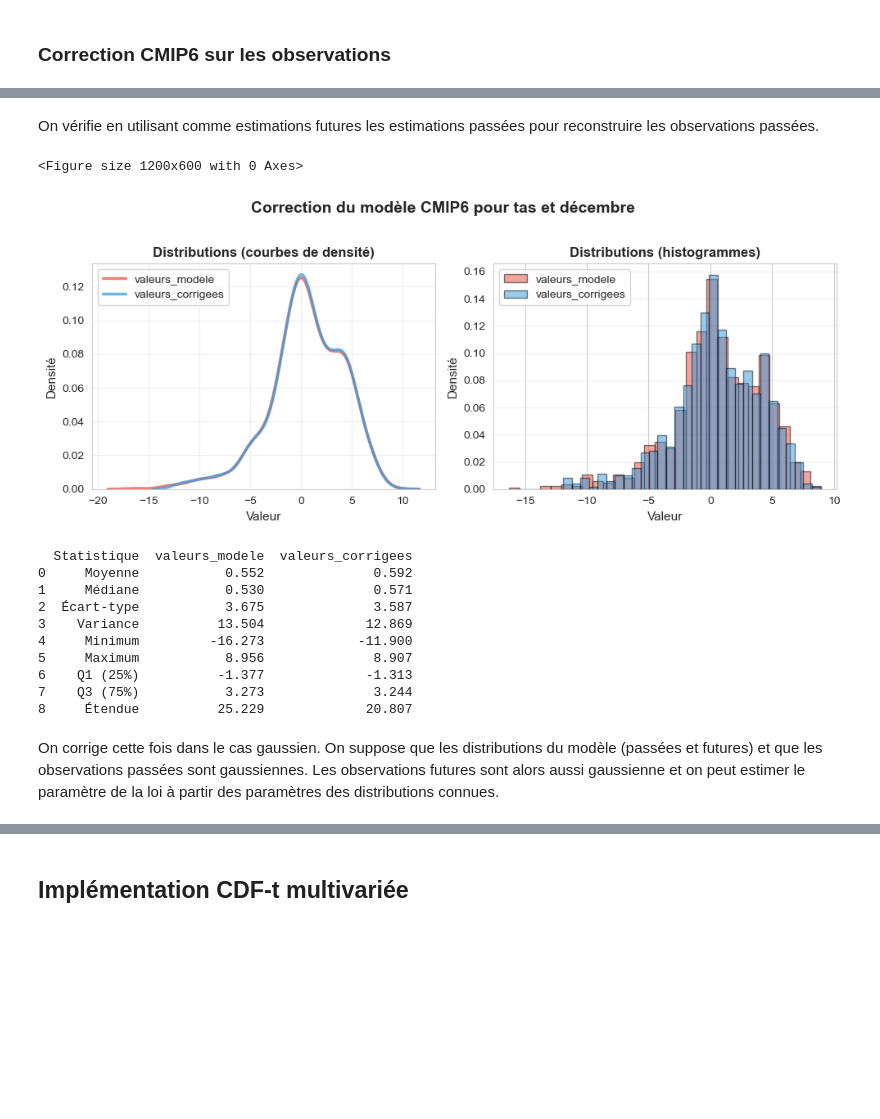
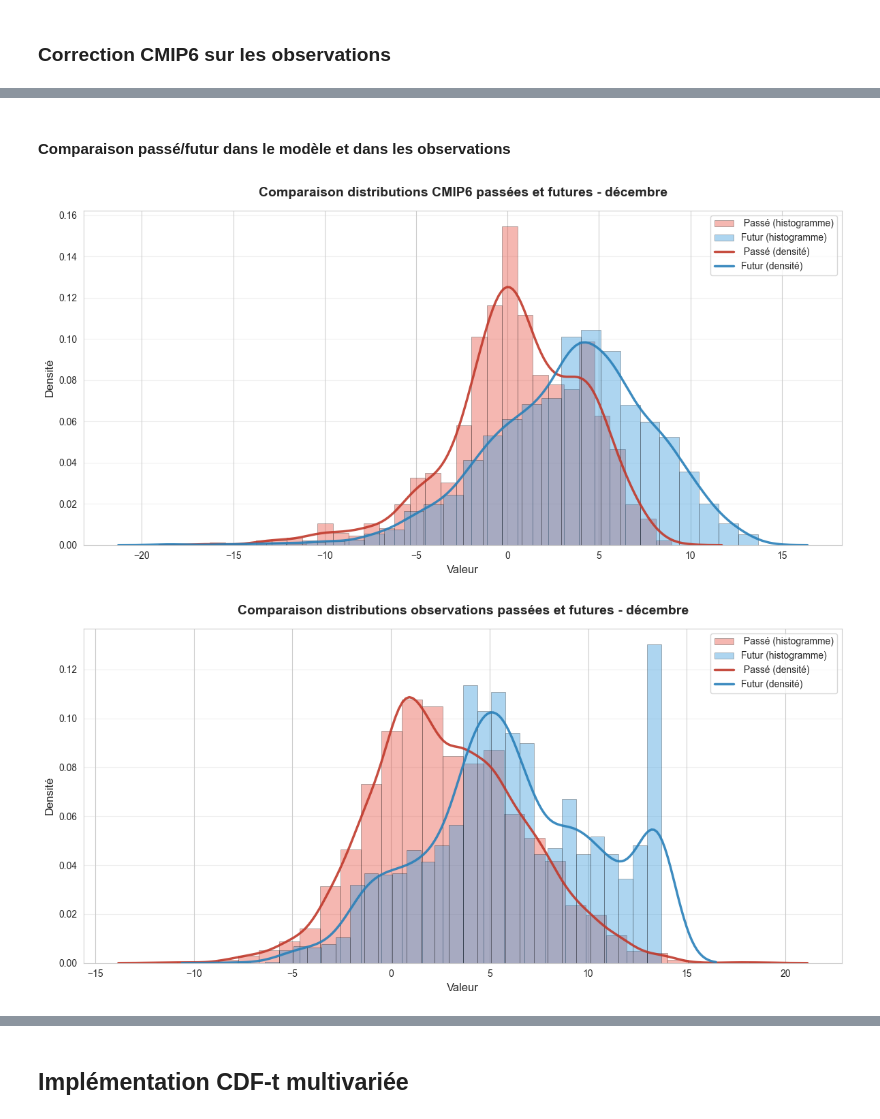
Before and after one commit to tristanczz/statapp_edf_25, a Jupyter notebook: CDF-t.ipynb, the cells around one changed output, grey strips where cells are left out. Drawn from its saved outputs; the diff is of its cells as text; code cells hidden in the pictures; blank space fills up the shorter version.

```diff
--- a/CDF-t.ipynb
+++ b/CDF-t.ipynb
@@ -72,29 +48,14 @@ for i in range (1,13): #on itère sur tous les mois
-# %% [markdown]
-On vérifie en utilisant comme estimations futures les estimations passées pour reconstruire les observations passées.
-# %%
-#Sélection mois et variable
-CMIP6_hist = csv_to_pd_univ("data/CMIP6_historical.csv", 12, "tas", years = (1982,2014))
-CMIP6_futur = csv_to_pd_univ("data/CMIP6_historical.csv", 12, "tas", years= (1982,2014))
-obs_hist = csv_to_pd_univ("data/obs.csv", i, "tas", years= (1982,2014))
-
-#Correction des valeurs futures du modèle par CDF-t
-resultat = cdf_t_univ(CMIP6_hist,obs_hist,CMIP6_futur)
-
-#Représentation graphique
-plot_distributions_univ(resultat,"CMIP6", 12, "tas")
-print(comparer_distributions(resultat))
-# %% [output]
-<Figure size 1200x600 with 0 Axes>
-[figure, removed]
-  Statistique  valeurs_modele  valeurs_corrigees
-0     Moyenne           0.552              0.592
-1     Médiane           0.530              0.571
-2  Écart-type           3.675              3.587
-3    Variance          13.504             12.869
-4     Minimum         -16.273            -11.900
-5     Maximum           8.956              8.907
-6    Q1 (25%)          -1.377             -1.313
-7    Q3 (75%)           3.273              3.244
-8     Étendue          25.229             20.807
-# %% [markdown]
-On corrige cette fois dans le cas gaussien. On suppose que les distributions du modèle (passées et futures) et que les observations passées sont gaussiennes. Les observations futures sont alors aussi gaussienne et on peut estimer le paramètre de la loi à partir des paramètres des distributions connues.
+# %% [markdown]
+#### Comparaison passé/futur dans le modèle et dans les observations
+# %%
+CMIP6_hist = csv_to_pd_univ(r"data\CMIP6_historical.csv", 12, "tas", years = (1982,2014))
+CMIP6_futur = csv_to_pd_univ(r"data\CMIP6_ssp585.csv", 12, "tas", years= (2015,2100))
+obs_hist = csv_to_pd_univ(r"data\obs.csv", 12, "tas", years= (1982,2014))
+_ ,modele_futur_corrige  = cdf_t_univ(CMIP6_hist,obs_hist,CMIP6_futur)
+
+#Représentations graphiques
+plot_distributions((CMIP6_hist, CMIP6_futur),"Comparaison distributions CMIP6 passées et futures - décembre",("Passé","Futur"))
+plot_distributions((obs_hist,modele_futur_corrige),"Comparaison distributions observations passées et futures - décembre",("Passé","Futur") )
+# %% [output]
+[figure, added]
+[figure, added]
```
Also changed, not shown: parts of 9 cells of this notebook, 1 other file.
